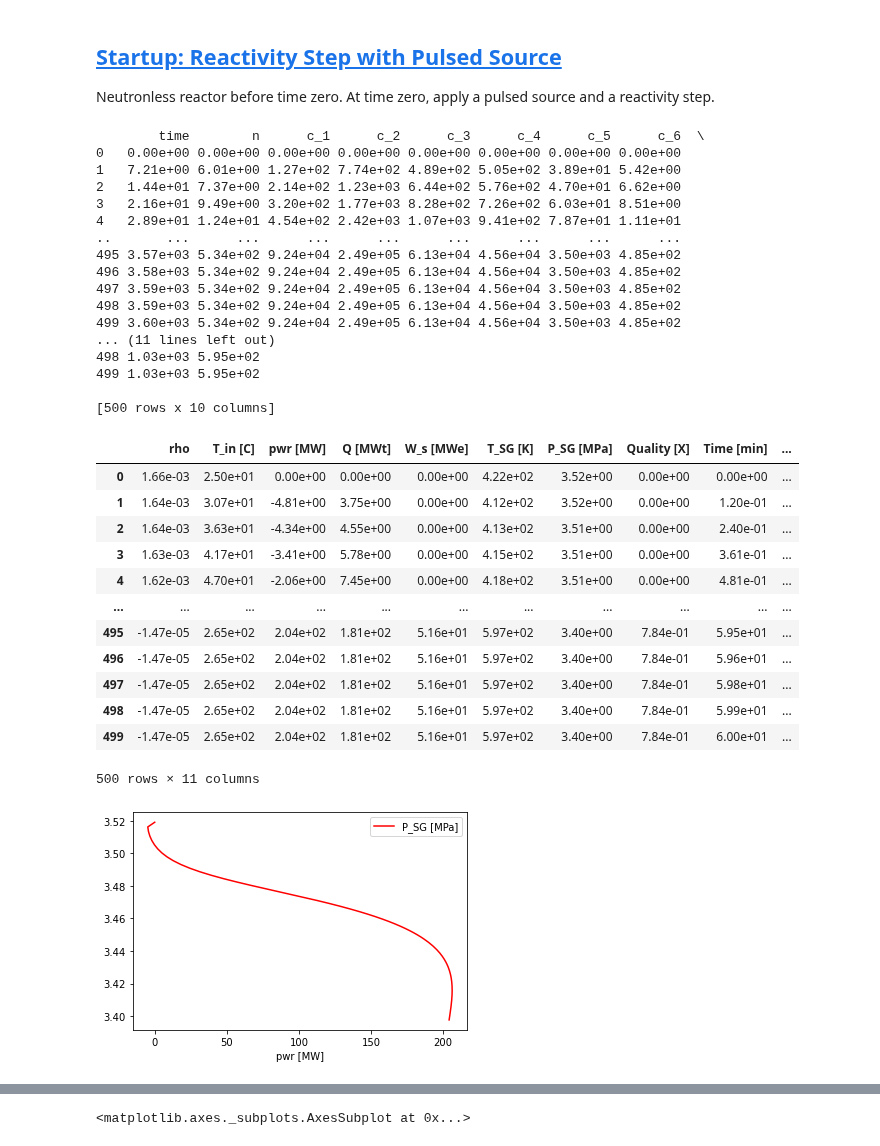
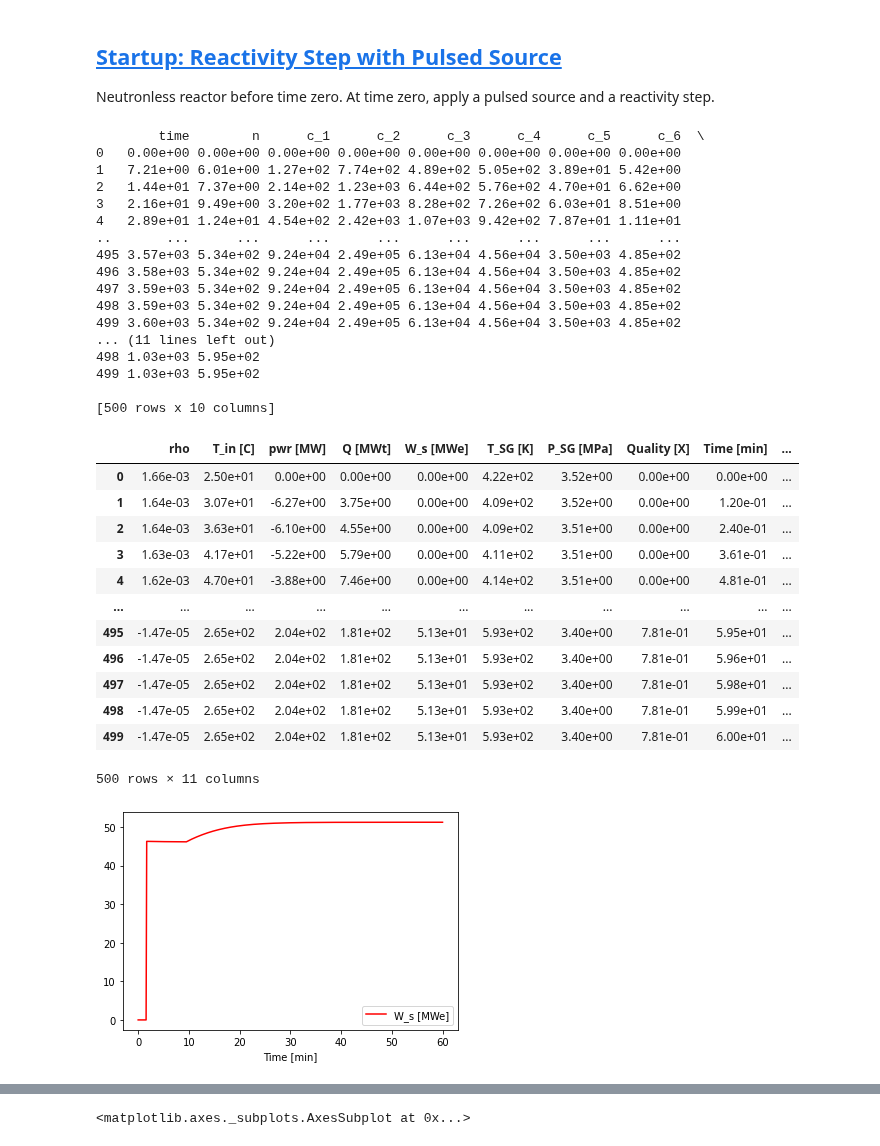
Before and after one commit to dpploy/engy-4390, a Jupyter notebook: projects/sm-pwr/project-report.ipynb, the cells around one changed output, grey strips where cells are left out. Drawn from its saved outputs; the diff is of its cells as text; code cells hidden in the pictures.

```diff
--- a/projects/sm-pwr/project-report.ipynb
+++ b/projects/sm-pwr/project-report.ipynb
@@ -172,11 +172,10 @@ params['fuel_volume'] = .8565 # m3
 params['coolant_vol_flow'] = 0.995174404072919 # m3/s
 params['coolant_dens']   = 669.2294308156266 #  kg/m3
 params['cp_coolant']     =  1000*5.382268683703659# J/(mol K) - > J/(kg K)
-params['coolant_volume'] = 2.15 # m3
+params['coolant_volume'] = 2.8 # m3
 
 params['ht_coeff'] = 466459.62 # W/K
 params['tau_hx'] =  5*unit.minute
 params['m2'] = 28.44
 
 params['Turbine_Efficiency'] = 0.778443953538741
-print('tau = ',2.15/0.995174404072919)
@@ -991,7 +988,7 @@ rho_0_over_beta = 0.25 # $
 beta = params['beta'] # retrieve the delayed neutron fraction
 params['reactivity'] = rho_0_over_beta * beta # "rho/beta = 30 cents"
 
-params['tau_fake'] =  2.16 # s
+params['tau_fake'] =  2.8 # s
 
 params['temp_0'] = params['temp_o']
 
@@ -1016,7 +1013,7 @@ peek(params['time_stamps'], u_vec_history)
 1   7.21e+00 6.01e+00 1.27e+02 7.74e+02 4.89e+02 5.05e+02 3.89e+01 5.42e+00
 2   1.44e+01 7.37e+00 2.14e+02 1.23e+03 6.44e+02 5.76e+02 4.70e+01 6.62e+00
 3   2.16e+01 9.49e+00 3.20e+02 1.77e+03 8.28e+02 7.26e+02 6.03e+01 8.51e+00
-4   2.89e+01 1.24e+01 4.54e+02 2.42e+03 1.07e+03 9.41e+02 7.87e+01 1.11e+01
+4   2.89e+01 1.24e+01 4.54e+02 2.42e+03 1.07e+03 9.42e+02 7.87e+01 1.11e+01
 ..       ...      ...      ...      ...      ...      ...      ...      ...
 495 3.57e+03 5.34e+02 9.24e+04 2.49e+05 6.13e+04 4.56e+04 3.50e+03 4.85e+02
 496 3.58e+03 5.34e+02 9.24e+04 2.49e+05 6.13e+04 4.56e+04 3.50e+03 4.85e+02
@@ -1035,20 +1032,20 @@ quant
 # %% [output]
 |  | rho | T_in [C] | pwr [MW] | Q [MWt] | W_s [MWe] | T_SG [K] | P_SG [MPa] | Quality [X] | Time [min] | ... |
 | 0 | 1.66e-03 | 2.50e+01 | 0.00e+00 | 0.00e+00 | 0.00e+00 | 4.22e+02 | 3.52e+00 | 0.00e+00 | 0.00e+00 | ... |
-| 1 | 1.64e-03 | 3.07e+01 | -4.81e+00 | 3.75e+00 | 0.00e+00 | 4.12e+02 | 3.52e+00 | 0.00e+00 | 1.20e-01 | ... |
-| 2 | 1.64e-03 | 3.63e+01 | -4.34e+00 | 4.55e+00 | 0.00e+00 | 4.13e+02 | 3.51e+00 | 0.00e+00 | 2.40e-01 | ... |
-| 3 | 1.63e-03 | 4.17e+01 | -3.41e+00 | 5.78e+00 | 0.00e+00 | 4.15e+02 | 3.51e+00 | 0.00e+00 | 3.61e-01 | ... |
-| 4 | 1.62e-03 | 4.70e+01 | -2.06e+00 | 7.45e+00 | 0.00e+00 | 4.18e+02 | 3.51e+00 | 0.00e+00 | 4.81e-01 | ... |
+| 1 | 1.64e-03 | 3.07e+01 | -6.27e+00 | 3.75e+00 | 0.00e+00 | 4.09e+02 | 3.52e+00 | 0.00e+00 | 1.20e-01 | ... |
+| 2 | 1.64e-03 | 3.63e+01 | -6.10e+00 | 4.55e+00 | 0.00e+00 | 4.09e+02 | 3.51e+00 | 0.00e+00 | 2.40e-01 | ... |
+| 3 | 1.63e-03 | 4.17e+01 | -5.22e+00 | 5.79e+00 | 0.00e+00 | 4.11e+02 | 3.51e+00 | 0.00e+00 | 3.61e-01 | ... |
+| 4 | 1.62e-03 | 4.70e+01 | -3.88e+00 | 7.46e+00 | 0.00e+00 | 4.14e+02 | 3.51e+00 | 0.00e+00 | 4.81e-01 | ... |
 | ... | ... | ... | ... | ... | ... | ... | ... | ... | ... | ... |
-| 495 | -1.47e-05 | 2.65e+02 | 2.04e+02 | 1.81e+02 | 5.16e+01 | 5.97e+02 | 3.40e+00 | 7.84e-01 | 5.95e+01 | ... |
-| 496 | -1.47e-05 | 2.65e+02 | 2.04e+02 | 1.81e+02 | 5.16e+01 | 5.97e+02 | 3.40e+00 | 7.84e-01 | 5.96e+01 | ... |
-| 497 | -1.47e-05 | 2.65e+02 | 2.04e+02 | 1.81e+02 | 5.16e+01 | 5.97e+02 | 3.40e+00 | 7.84e-01 | 5.98e+01 | ... |
-| 498 | -1.47e-05 | 2.65e+02 | 2.04e+02 | 1.81e+02 | 5.16e+01 | 5.97e+02 | 3.40e+00 | 7.84e-01 | 5.99e+01 | ... |
-| 499 | -1.47e-05 | 2.65e+02 | 2.04e+02 | 1.81e+02 | 5.16e+01 | 5.97e+02 | 3.40e+00 | 7.84e-01 | 6.00e+01 | ... |
+| 495 | -1.47e-05 | 2.65e+02 | 2.04e+02 | 1.81e+02 | 5.13e+01 | 5.93e+02 | 3.40e+00 | 7.81e-01 | 5.95e+01 | ... |
+| 496 | -1.47e-05 | 2.65e+02 | 2.04e+02 | 1.81e+02 | 5.13e+01 | 5.93e+02 | 3.40e+00 | 7.81e-01 | 5.96e+01 | ... |
+| 497 | -1.47e-05 | 2.65e+02 | 2.04e+02 | 1.81e+02 | 5.13e+01 | 5.93e+02 | 3.40e+00 | 7.81e-01 | 5.98e+01 | ... |
+| 498 | -1.47e-05 | 2.65e+02 | 2.04e+02 | 1.81e+02 | 5.13e+01 | 5.93e+02 | 3.40e+00 | 7.81e-01 | 5.99e+01 | ... |
+| 499 | -1.47e-05 | 2.65e+02 | 2.04e+02 | 1.81e+02 | 5.13e+01 | 5.93e+02 | 3.40e+00 | 7.81e-01 | 6.00e+01 | ... |
 500 rows × 11 columns
 # %%
 import matplotlib.pyplot as plt
-quant.plot(kind='line',x='pwr [MW]',y='P_SG [MPa]',color='red')
+quant.plot(kind='line',x='Time [min]',y='W_s [MWe]',color='red')
 plt.show()
 # %% [output]
-[figure, old version]
+[figure, new version]
```
Also changed, not shown: parts of 5 cells of this notebook.
